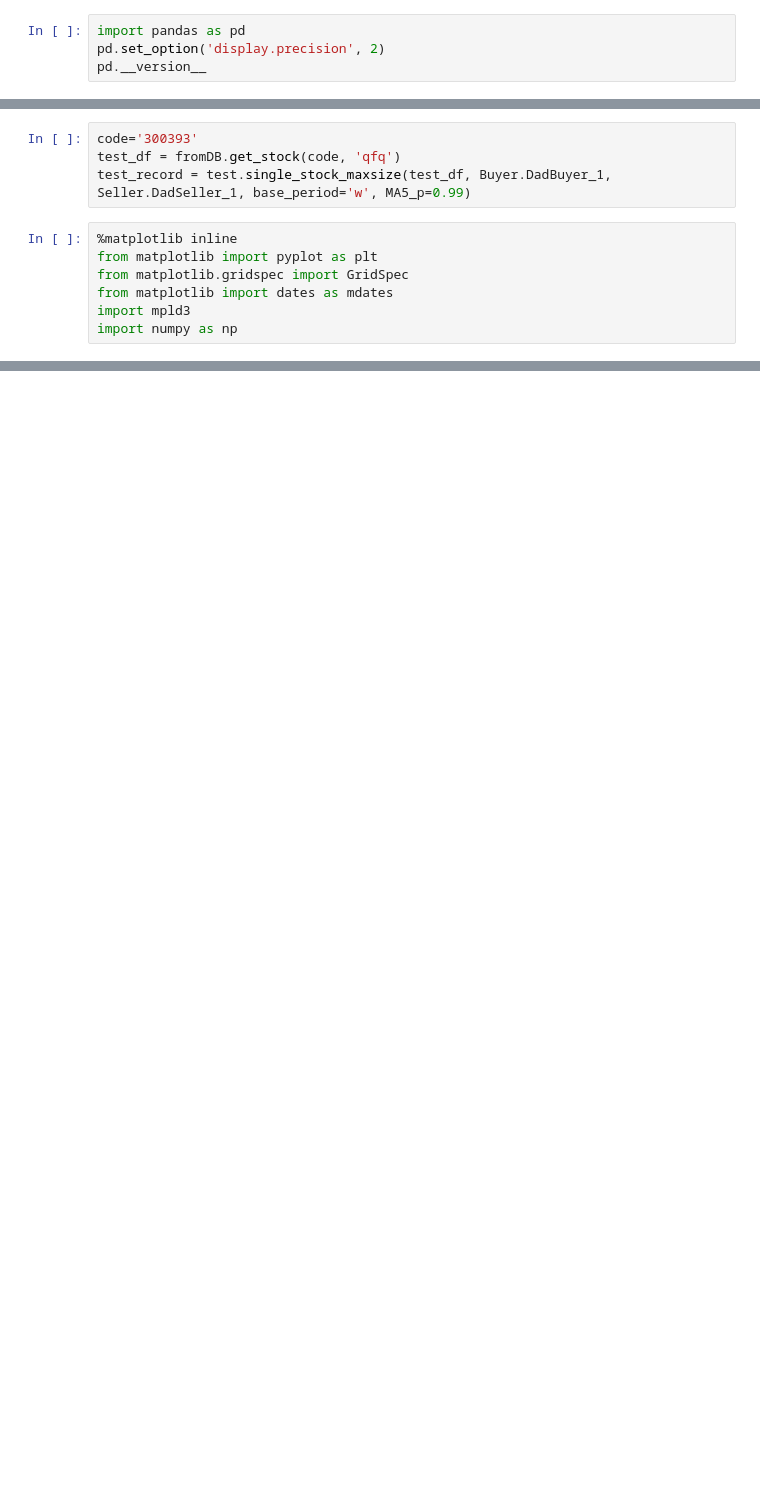
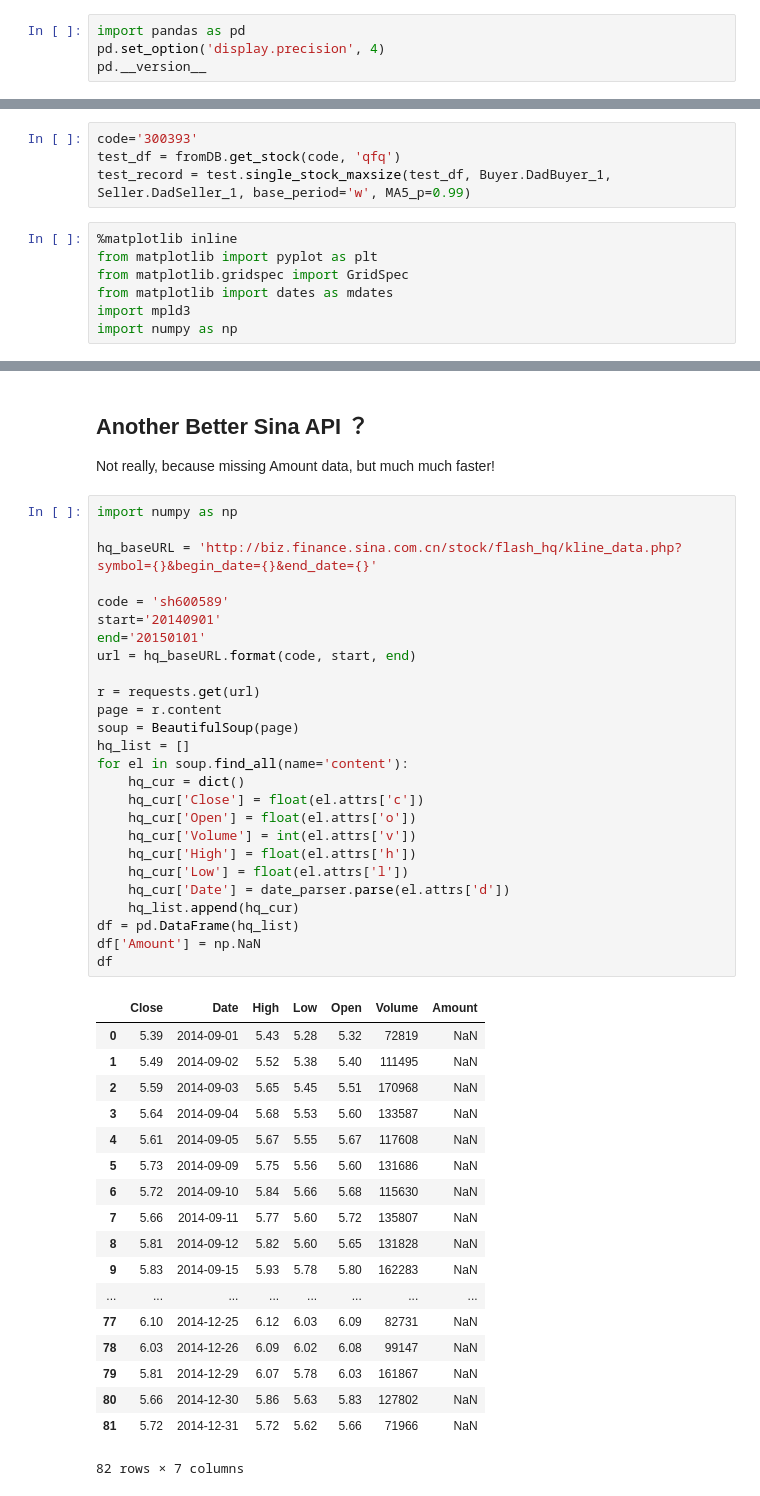
Before and after one commit to yugan2005/personalTrader, a Jupyter notebook: resources/scrapbook.ipynb, the cells around one changed output, grey strips where cells are left out. Drawn from its saved outputs; the diff is of its cells as text; blank space fills up the shorter version.

```diff
--- a/resources/scrapbook.ipynb
+++ b/resources/scrapbook.ipynb
@@ -10,4 +17,4 @@ from strategies import Seller
 # %%
 import pandas as pd
-pd.set_option('display.precision', 2)
+pd.set_option('display.precision', 4)
 pd.__version__
@@ -154,0 +858,48 @@ mpld3.display()
+# %% [markdown]
+## Another Better Sina API ？
+Not really, because missing Amount data, but much much faster!
+# %%
+import numpy as np
+
+hq_baseURL = 'http://biz.finance.sina.com.cn/stock/flash_hq/kline_data.php?symbol={}&begin_date={}&end_date={}'
+
+code = 'sh600589'
+start='20140901'
+end='20150101'
+url = hq_baseURL.format(code, start, end)
+
+r = requests.get(url)
+page = r.content
+soup = BeautifulSoup(page)
+hq_list = []
+for el in soup.find_all(name='content'):
+    hq_cur = dict()
+    hq_cur['Close'] = float(el.attrs['c'])
+    hq_cur['Open'] = float(el.attrs['o'])
+    hq_cur['Volume'] = int(el.attrs['v'])
+    hq_cur['High'] = float(el.attrs['h'])
+    hq_cur['Low'] = float(el.attrs['l'])
+    hq_cur['Date'] = date_parser.parse(el.attrs['d'])
+    hq_list.append(hq_cur)
+df = pd.DataFrame(hq_list)
+df['Amount'] = np.NaN
+df
+# %% [output]
+|  | Close | Date | High | Low | Open | Volume | Amount |
+| 0 | 5.39 | 2014-09-01 | 5.43 | 5.28 | 5.32 | 72819 | NaN |
+| 1 | 5.49 | 2014-09-02 | 5.52 | 5.38 | 5.40 | 111495 | NaN |
+| 2 | 5.59 | 2014-09-03 | 5.65 | 5.45 | 5.51 | 170968 | NaN |
+| 3 | 5.64 | 2014-09-04 | 5.68 | 5.53 | 5.60 | 133587 | NaN |
+| 4 | 5.61 | 2014-09-05 | 5.67 | 5.55 | 5.67 | 117608 | NaN |
+| 5 | 5.73 | 2014-09-09 | 5.75 | 5.56 | 5.60 | 131686 | NaN |
+| 6 | 5.72 | 2014-09-10 | 5.84 | 5.66 | 5.68 | 115630 | NaN |
+| 7 | 5.66 | 2014-09-11 | 5.77 | 5.60 | 5.72 | 135807 | NaN |
+| 8 | 5.81 | 2014-09-12 | 5.82 | 5.60 | 5.65 | 131828 | NaN |
+| 9 | 5.83 | 2014-09-15 | 5.93 | 5.78 | 5.80 | 162283 | NaN |
+| ... | ... | ... | ... | ... | ... | ... | ... |
+| 77 | 6.10 | 2014-12-25 | 6.12 | 6.03 | 6.09 | 82731 | NaN |
+| 78 | 6.03 | 2014-12-26 | 6.09 | 6.02 | 6.08 | 99147 | NaN |
+| 79 | 5.81 | 2014-12-29 | 6.07 | 5.78 | 6.03 | 161867 | NaN |
+| 80 | 5.66 | 2014-12-30 | 5.86 | 5.63 | 5.83 | 127802 | NaN |
+| 81 | 5.72 | 2014-12-31 | 5.72 | 5.62 | 5.66 | 71966 | NaN |
+82 rows × 7 columns
```
Also changed, not shown: parts of 101 cells of this notebook, 19 other files.
